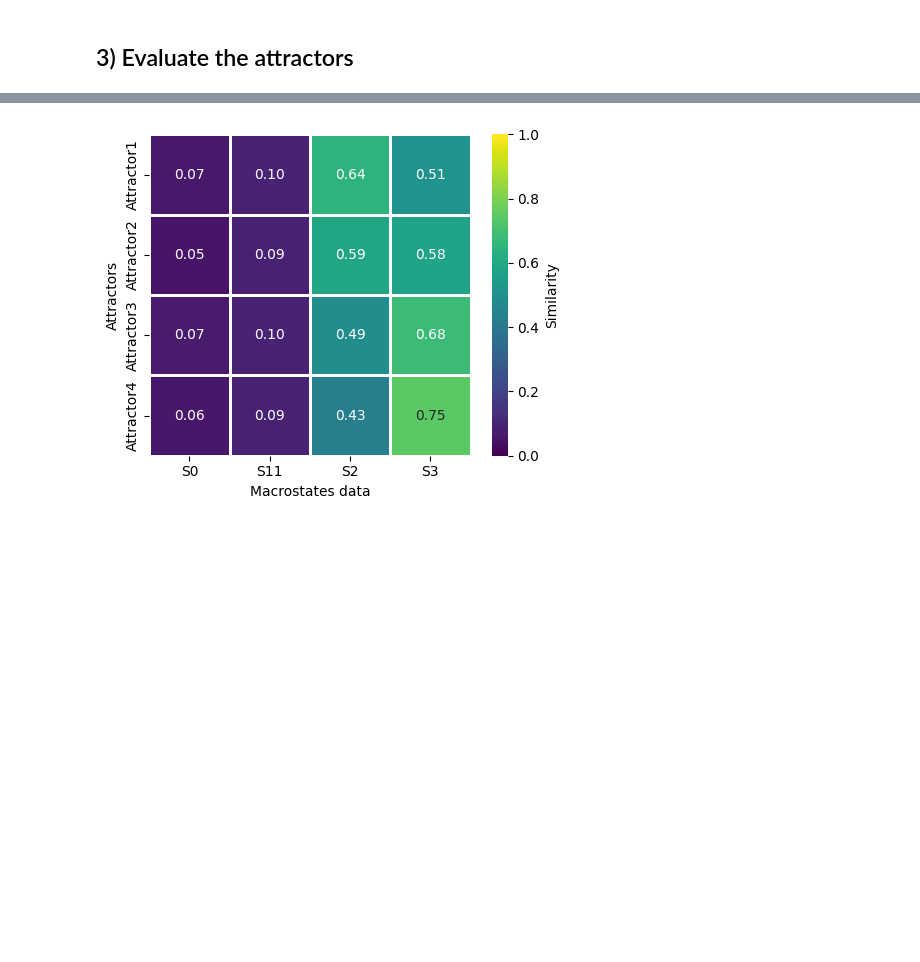
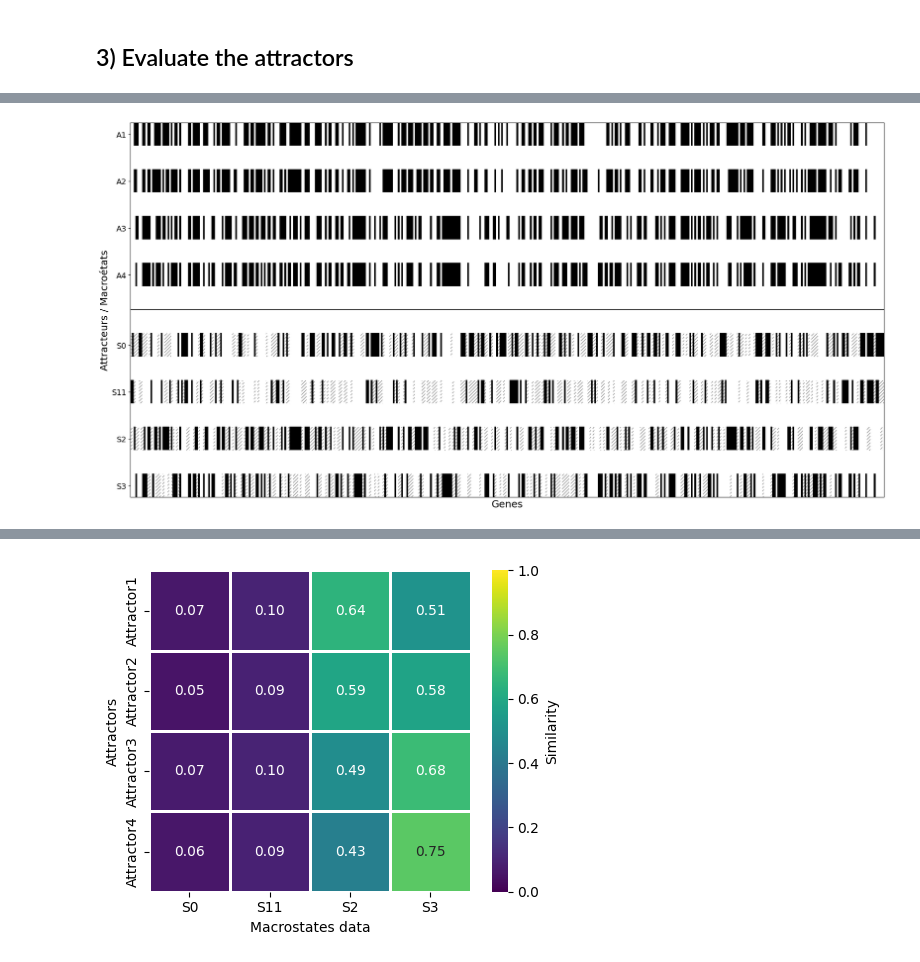
Before and after one commit to Augugustine/CITE-seq-analysis-CLL, a Jupyter notebook: 3- Boolean model/Evaluate_models.ipynb, the cells around one changed output, grey strips where cells are left out. Cells and saved outputs as stored; diff of their text form; code cells hidden in the pictures; blank space fills up the shorter version.

```diff
--- a/3- Boolean model/Evaluate_models.ipynb
+++ b/3- Boolean model/Evaluate_models.ipynb
@@ -2,7 +2,8 @@
 # Boolean models
 # %%
 # === PARAMETERS ===
-boolean_file = "/home/a.blanc-boekholt/Documents/Singlecell-R/Scripts/Boolean_model_BoNesis/Bonesis_13/attractors.csv"  # Attractors vectors
+model_file = "/home/a.blanc-boekholt/Documents/Singlecell-R/Scripts/Boolean_model_BoNesis/Bonesis_13/model.bnet"
+attractor_file = "/home/a.blanc-boekholt/Documents/Singlecell-R/Scripts/Boolean_model_BoNesis/Bonesis_13/attractors.csv"  # Attractors vectors
 data_file = "/home/a.blanc-boekholt/Documents/Singlecell-R/Scripts/Boolean_model_BoNesis/Bonesis_13/data_binarized_tf_gene_sep.csv"  # Final states vectors
 output_directory = "/home/a.blanc-boekholt/Documents/Singlecell-R/Scripts/Plots"
 # %%
@@ -25,5 +42,5 @@ import seaborn as sns
 # %%
-attractors = pd.read_csv(boolean_file,index_col=0)
+attractors = pd.read_csv(attractor_file,index_col=0)
 print(attractors.shape)
 attractors.head()
 # %% [output]
@@ -98 +99,76 @@ plt.show()
+# %%
+# Commons genes
+common_genes = [g for g in attractors.columns if g in data.columns]
+
+df_common = attractors[common_genes]
+data_common = data[common_genes]
+
+mat1 = df_common.values
+mat2 = data_common.values
+
+n_rows1, n_cols = mat1.shape
+n_rows2, _ = mat2.shape
+
+# Space between matrix
+def space_matrix(mat):
+    n_rows, n_cols = mat.shape
+    spaced = np.full((n_rows * 2 - 1, n_cols), np.nan)pourcentage de gènes identiques
+    spaced[::2] = mat
+    return spaced
+
+mat1_spaced = space_matrix(mat1)
+mat2_spaced = space_matrix(mat2)
+
+# Space between matrix
+gap = 2
+sep = np.full((gap, n_cols), np.nan)
+
+full_mat = np.vstack([mat1_spaced, sep, mat2_spaced])
+
+# Mask for Nan
+real_data_mask = np.zeros_like(full_mat, dtype=bool)
+real_data_mask[0:mat1_spaced.shape[0]:2, :] = True
+offset = mat1_spaced.shape[0] + gap
+real_data_mask[offset::2, :] = True
+
+nan_to_hatch = np.isnan(full_mat) & real_data_mask
+
+# Colormap
+cmap = plt.cm.binary.copy()
+cmap.set_bad(color="white", alpha=0)
+
+fig, ax = plt.subplots(figsize=(20, 10))
+
+ax.imshow(
+    full_mat,
+    cmap=cmap,
+    aspect="auto",
+    interpolation="none",
+    vmin=0, vmax=1)
+
+for i in range(full_mat.shape[0]):
+    for j in range(full_mat.shape[1]):
+        if nan_to_hatch[i, j]:
+            ax.add_patch(mpatches.Rectangle(
+                (j - 0.5, i - 0.5), 1, 1,
+                facecolor="none",
+                edgecolor="grey",
+                hatch="////",
+                linewidth=0
+            ))
+
+#Ticks
+yticks_pos = list(range(0, mat1_spaced.shape[0], 2)) + \
+             [offset + i for i in range(0, mat2_spaced.shape[0], 2)]
+yticks_labels = [f"A{i+1}" for i in range(n_rows1)] + list(data_common.index)
+ax.set_yticks(yticks_pos)
+ax.set_yticklabels(yticks_labels, fontsize=14)
+ax.axhline(mat1_spaced.shape[0] + gap / 2 - 0.5, color="black", linewidth=1.5)
+ax.set_xticks([])
+ax.set_xlabel("Genes", fontsize=18)
+ax.set_ylabel("Attractors / Macrostates", fontsize=18)
+plt.tight_layout()
+plt.show()
+# %% [output]
+[figure, added]
 # %% [markdown]
```
Also changed, not shown: parts of 19 cells of this notebook.
